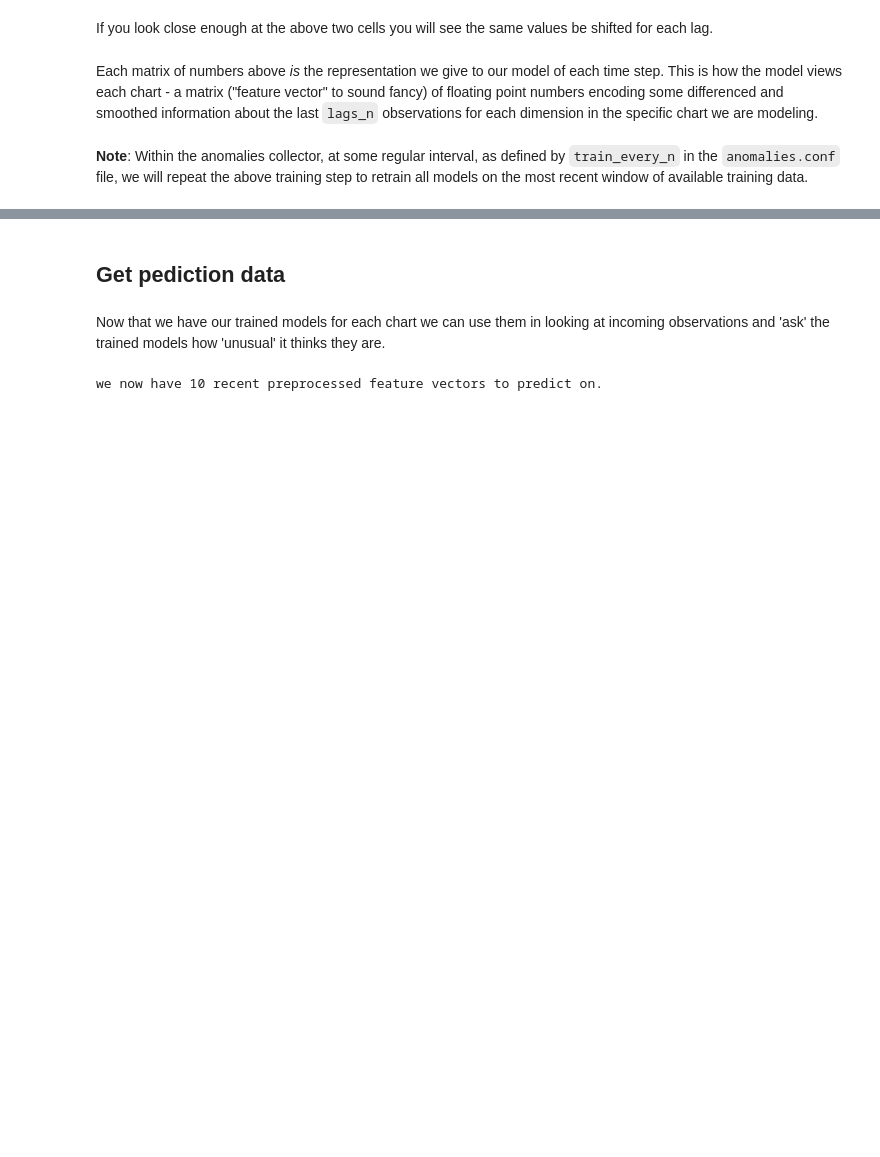
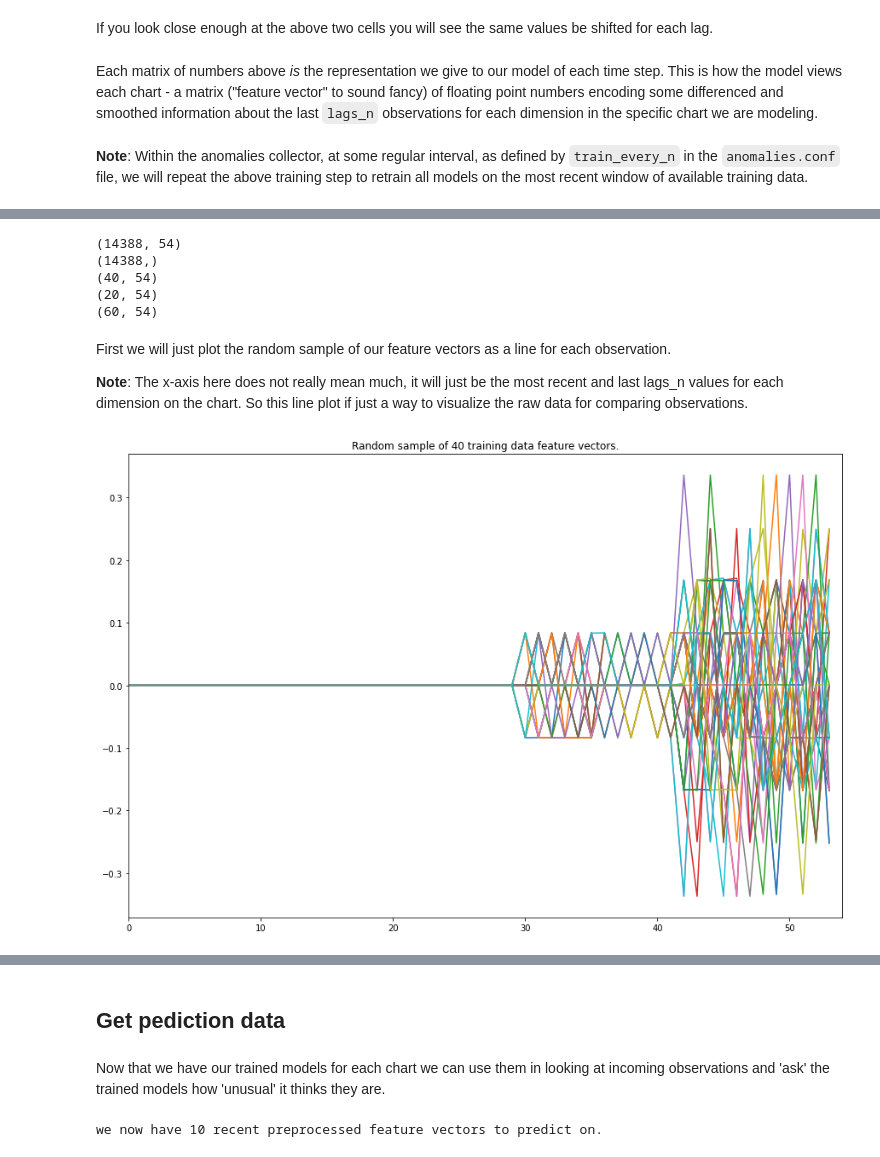
Before and after one commit to netdata/community, a Jupyter notebook: netdata-agent-api/netdata-pandas/anomalies_collector_deepdive.ipynb, the cells around one changed output, grey strips where cells are left out. Cells and saved outputs as stored; diff of their text form; code cells hidden in the pictures; blank space fills up the shorter version.

Commit message:
adding additional plots and visualizations

```diff
--- a/netdata-agent-api/netdata-pandas/anomalies_collector_deepdive.ipynb
+++ b/netdata-agent-api/netdata-pandas/anomalies_collector_deepdive.ipynb
@@ -398,0 +398,51 @@ Each matrix of numbers above _is_ the representation we give to our model of eac
+# %%
+# lets pick a chart/model to look at
+chart = 'system.cpu'
+
+# pick a number of random samples to look at
+n_sample_random = 40
+# look also at the top n most anomalously scored training data
+n_high_score = 20
+
+# get all the training data for that model
+X_train = df_train_processed[df_train_processed.columns[df_train_processed.columns.str.startswith(chart)]].values
+n_features = X_train.shape[1]
+
+# score all our training data using the decision_function() method of the trained model - this will give use the raw internal anomaly score of the trained model
+X_train_scores = models[chart].decision_function(X_train)
+
+# determine some useful indices we can use to pull out the data we want
+idx_random = np.random.randint(n_sample_random, size=n_sample_random)
+idx_high = np.argpartition(X_train_scores, -n_high_score)[-n_high_score:]
+idx = idx_random.tolist() + idx_high.tolist()
+
+print(X_train.shape)
+print(X_train_scores.shape)
+
+X_train_random = X_train[idx_random,:]
+print(X_train_random.shape)
+
+X_train_high = X_train[idx_high,:]
+print(X_train_high.shape)
+
+X_train_examples = X_train[idx,:]
+print(X_train_examples.shape)
+# %% [output]
+(14388, 54)
+(14388,)
+(40, 54)
+(20, 54)
+(60, 54)
+# %% [markdown]
+First we will just plot the random sample of our feature vectors as a line for each observation.
+
+**Note**: The x-axis here does not really mean much, it will just be the most recent and last lags_n values for each dimension on the chart. So this line plot if just a way to visualize the raw data for comparing observations.
+# %%
+x_axis = np.array([n for n in range(0, n_features)])
+plt.figure(figsize=(15,10))
+p1 = plt.plot(x_axis, X_train_random.T)
+plt.xlim(0, n_features)
+plt.title(f'Random sample of {n_sample_random} training data feature vectors.')
+plt.show()
+# %% [output]
+[figure, added]
```
Also changed, not shown: parts of 31 cells of this notebook.
